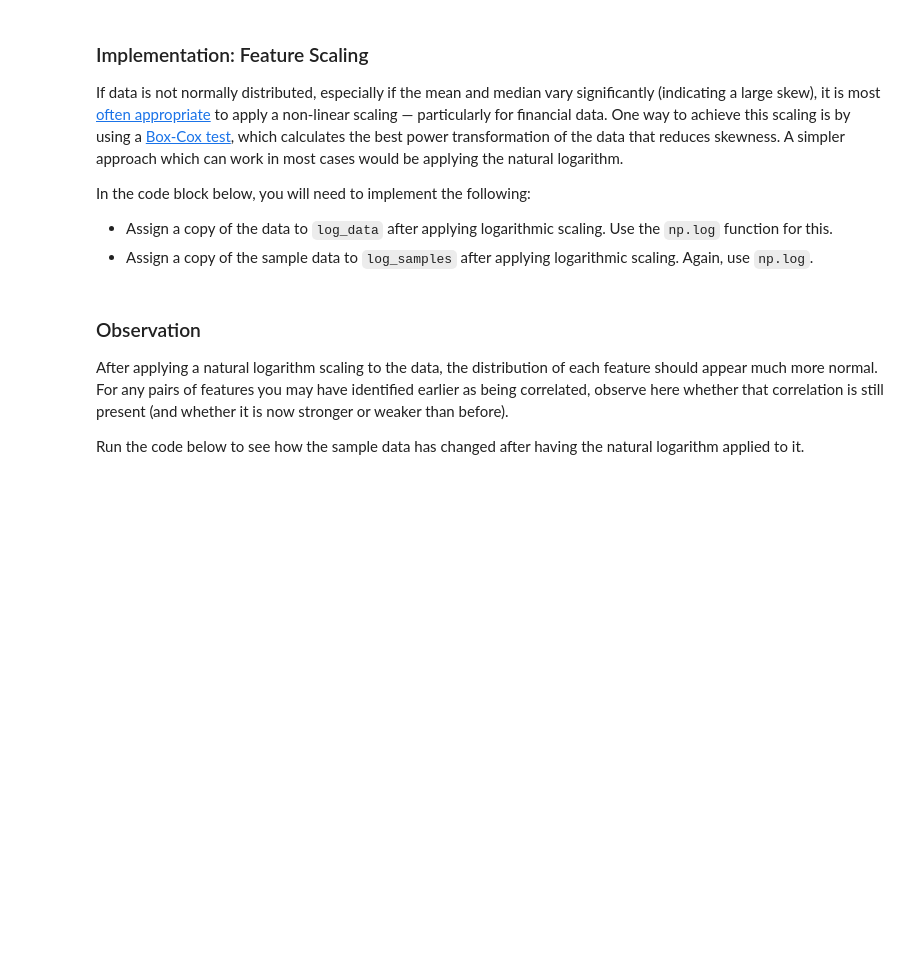
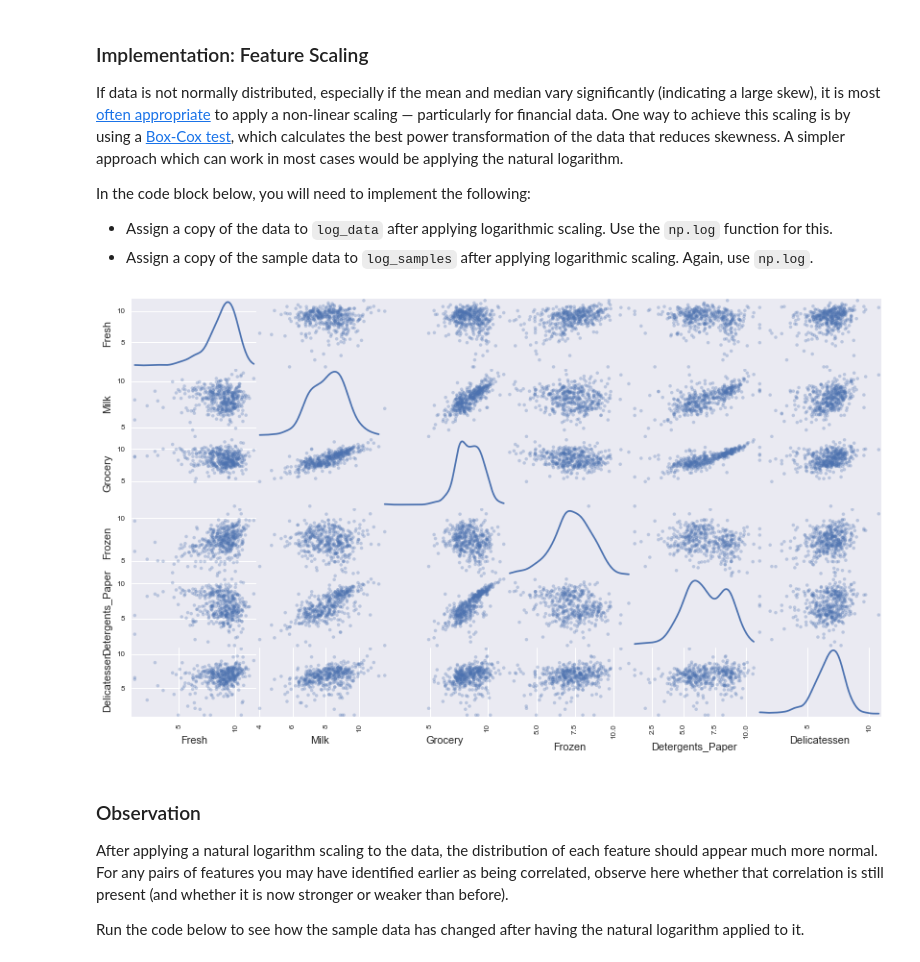
Before and after one commit to vedmitra/machine-learning_u, a Jupyter notebook: customer_segments/customer_segments.ipynb, the cells around one changed output. Drawn from its saved outputs; the diff is of its cells as text; code cells hidden in the pictures; blank space fills up the shorter version.

```diff
--- a/customer_segments/customer_segments.ipynb
+++ b/customer_segments/customer_segments.ipynb
@@ -153,13 +221,15 @@ In the code block below, you will need to implement the following:
  - Assign a copy of the sample data to `log_samples` after applying logarithmic scaling. Again, use `np.log`.
 # %%
 # TODO: Scale the data using the natural logarithm
-log_data = None
+log_data = np.log(data)
 
 # TODO: Scale the sample data using the natural logarithm
-log_samples = None
+log_samples = np.log(samples)
 
 # Produce a scatter matrix for each pair of newly-transformed features
 pd.scatter_matrix(log_data, alpha = 0.3, figsize = (14,8), diagonal = 'kde');
+# %% [output]
+[figure, added]
 # %% [markdown]
 ### Observation
 After applying a natural logarithm scaling to the data, the distribution of each feature should appear much more normal. For any pairs of features you may have identified earlier as being correlated, observe here whether that correlation is still present (and whether it is now stronger or weaker than before).
```
Also changed, not shown: parts of 25 cells of this notebook.
